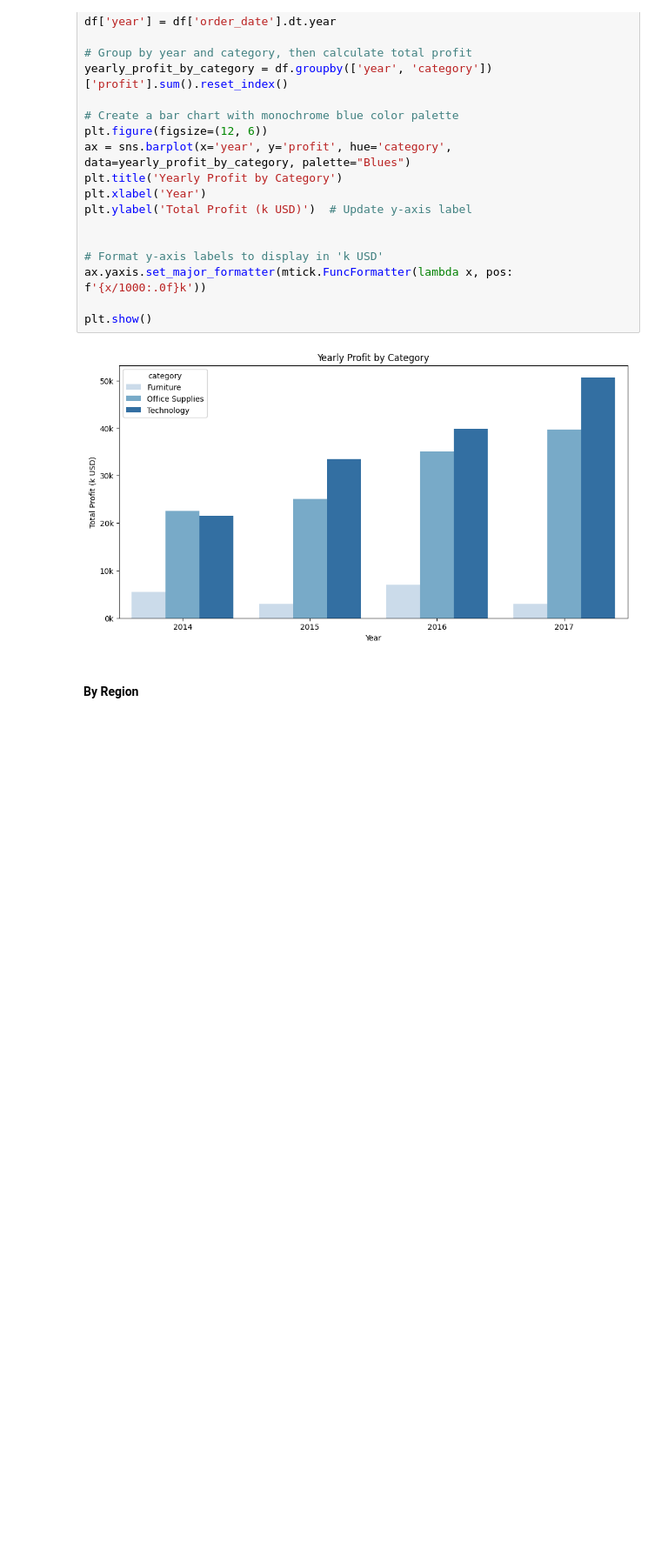
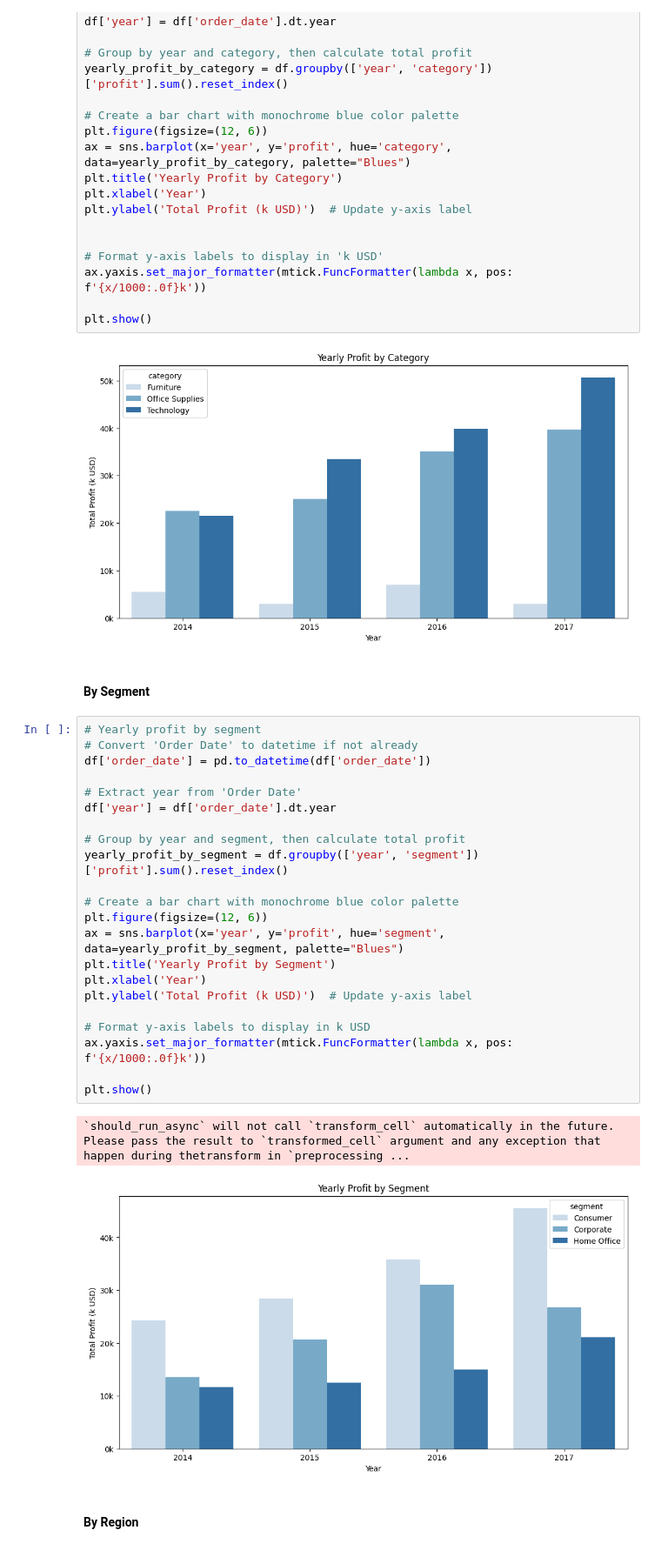
Before and after one commit to tandhiny/Phyton_Class, a Jupyter notebook: Phyton_Project.ipynb, the cells around one changed output. Shown at 87% size. Saved outputs shown, nothing was run; the diff lists cells and outputs as text; blank space fills up the shorter version.

```diff
--- a/Phyton_Project.ipynb
+++ b/Phyton_Project.ipynb
@@ -550,6 +632,33 @@ ax.yaxis.set_major_formatter(mtick.FuncFormatter(lambda x, pos: f'{x/1000:.0f}k'
 plt.show()
 # %% [output]
 [figure]
+# %% [markdown]
+#### By Segment
+# %%
+# Yearly profit by segment
+# Convert 'Order Date' to datetime if not already
+df['order_date'] = pd.to_datetime(df['order_date'])
+
+# Extract year from 'Order Date'
+df['year'] = df['order_date'].dt.year
+
+# Group by year and segment, then calculate total profit
+yearly_profit_by_segment = df.groupby(['year', 'segment'])['profit'].sum().reset_index()
+
+# Create a bar chart with monochrome blue color palette
+plt.figure(figsize=(12, 6))
+ax = sns.barplot(x='year', y='profit', hue='segment', data=yearly_profit_by_segment, palette="Blues")
+plt.title('Yearly Profit by Segment')
+plt.xlabel('Year')
+plt.ylabel('Total Profit (k USD)')  # Update y-axis label
+
+# Format y-axis labels to display in k USD
+ax.yaxis.set_major_formatter(mtick.FuncFormatter(lambda x, pos: f'{x/1000:.0f}k'))
+
+plt.show()
+# %% [output]
+`should_run_async` will not call `transform_cell` automatically in the future. Please pass the result to `transformed_cell` argument and any exception that happen during thetransform in `preprocessing ...
+[figure, added]
 # %% [markdown]
 #### By Region
 # %%
```
Also changed, not shown: parts of 38 cells of this notebook.
